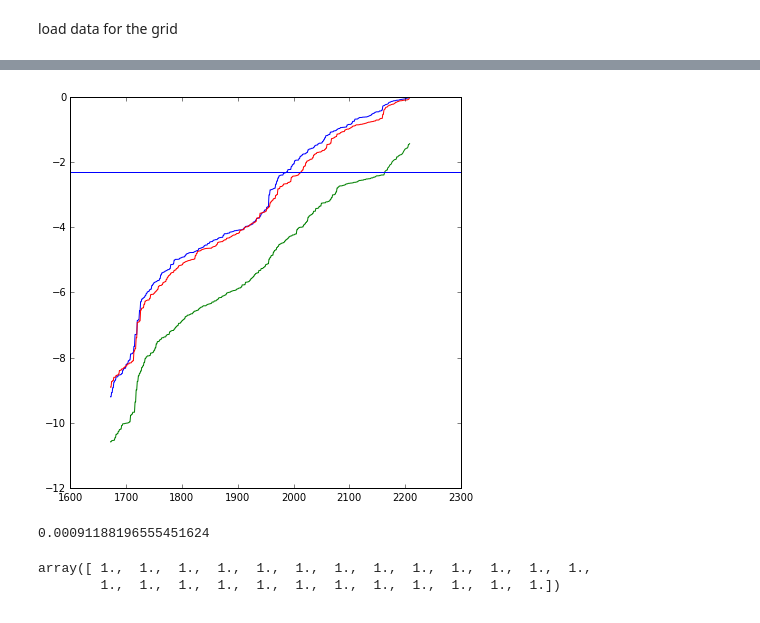
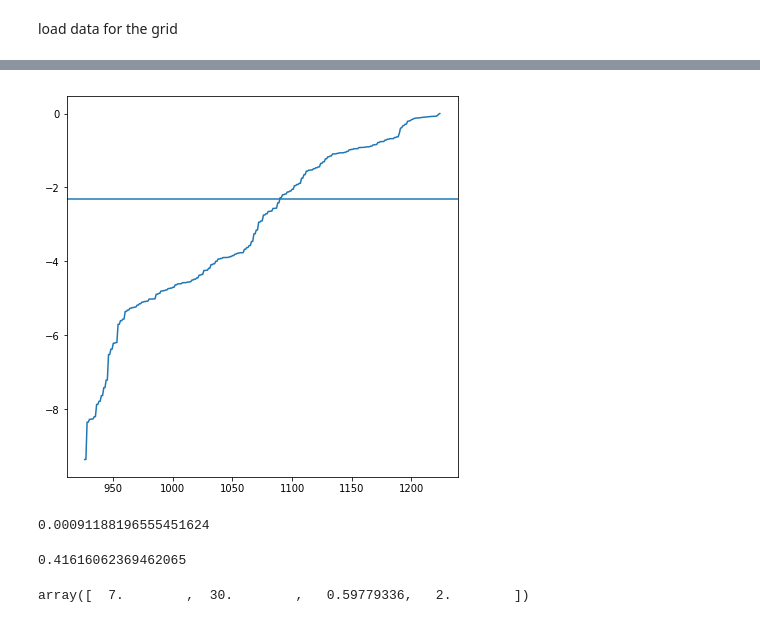
Before and after one commit to lab-cosmo/pamm, a Jupyter notebook: examples/circles/pamm-merge.ipynb, the cells around one changed output, grey strips where cells are left out. Cells and saved outputs as stored; diff of their text form; code cells hidden in the pictures.

```diff
--- a/examples/circles/pamm-merge.ipynb
+++ b/examples/circles/pamm-merge.ipynb
@@ -13,6 +16,6 @@ load data for the grid
 # %%
 dim = 2
-grid = np.loadtxt("test-5k.grid")[:,0:5]
+grid = np.loadtxt("fs0.1-qs0.95.grid")[:,0:5]
 x = grid[:,0:dim]
 ni = np.asarray(grid[:,dim],int)-1
 pi = grid[:,dim+1]
@@ -144,0 +32,7 @@ print itime, len(iborder)
+# %%
+nbs = 32
+nibs = np.zeros((nbs,ngrid),int)
+nclsbs = np.zeros(nbs,int)
+nibs = np.asarray(np.loadtxt("fs0.1-qs0.95.bs"),int) - 1
+for bs in xrange(nbs):
+    nclsbs[bs] = np.max(nibs[bs])+1
@@ -144,0 +41,31 @@ print itime, len(iborder)
+# %%
+QA = np.zeros((nbs,np.max(nclsbs)))
+for bs in xrange(nbs):
+    for i in xrange(nclsbs[bs]):
+        icls = np.where(nibs[bs] == i)[0]
+        QA[bs,i] = np.exp(pi[icls]).sum()
+
+QAi = np.zeros((nbs,np.max(nclsbs),ncls))
+for bs in xrange(nbs):
+    for i in xrange(nclsbs[bs]):
+        icls = np.where(nibs[bs] == i)[0]
+        for j in xrange(ncls):
+            inter = np.intersect1d(icls, lcls[j])
+            QAi[bs,i,j] = np.exp(pi[inter]).sum()
+
+nij = np.zeros((ncls,ncls))
+for i in xrange(ncls):
+    for j in xrange(i+1):
+        tij = 0
+        for bs in xrange(nbs):
+            for k in xrange(nclsbs[bs]):
+                tij += QAi[bs,k,i] * QAi[bs,k,j] / (QA[bs,k])
+        nij[i,j] = nij[j,i] = tij/nbs
+nij /= np.exp(pi).sum()
+py = np.zeros(ncls)
+for i in xrange(ncls):
+    py[i] = np.exp(pi[lcls[i]]).sum()
+py/=np.exp(pi).sum()
+
+nnij = nij/ np.sqrt(np.multiply.outer(py,py))
+print nnij.diagonal()
@@ -459,17 +126,10 @@ plt.show()
 # %%
-plt.plot(np.log10(np.sort(aij.flatten())))
-plt.plot(np.log10(np.sort(bij.flatten())))
-plt.plot(np.log10(np.sort(nbij.flatten())))
+plt.plot(np.log10(np.sort(nnij.flatten())))
 plt.axhline(np.log10(0.005))
 plt.show()
 # %% [output]
-[figure, old version]
+[figure, new version]
 # %%
 np.exp(-7)
 # %% [output]
 0.00091188196555451624
-# %%
-gij.diagonal()
-# %% [output]
-array([ 1.,  1.,  1.,  1.,  1.,  1.,  1.,  1.,  1.,  1.,  1.,  1.,  1.,
-        1.,  1.,  1.,  1.,  1.,  1.,  1.,  1.,  1.,  1.,  1.,  1.])
@@ -475,0 +138,12 @@ array([ 1.,  1.,  1.,  1.,  1.,  1.,  1.,  1.,  1.,  1.,  1.,  1.,  1.,
+# %%
+from scipy.cluster.hierarchy import cophenet
+from scipy.spatial.distance import pdist
+
+c, coph_dists = cophenet(Z, pdist(nnij))
+c
+# %% [output]
+0.41616062369462065
+# %%
+Z[3]
+# %% [output]
+array([  7.        ,  30.        ,   0.59779336,   2.        ])
```
Also changed, not shown: parts of 49 cells of this notebook, 1 other file.
